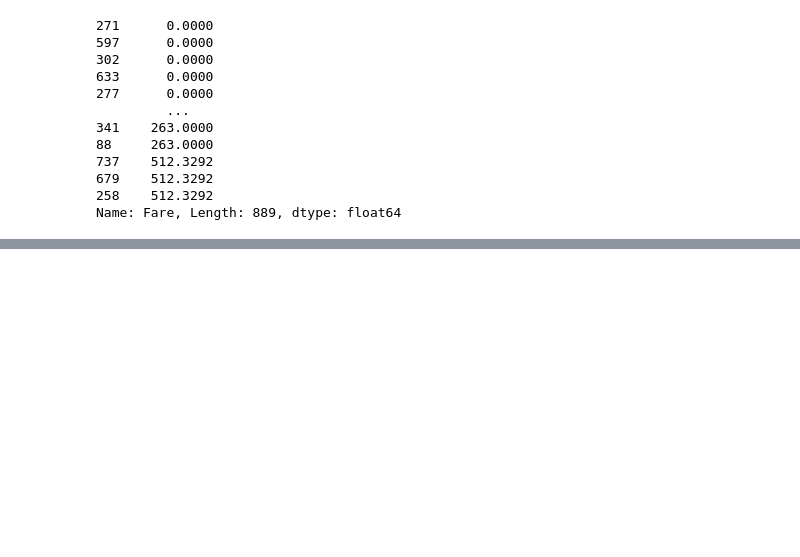
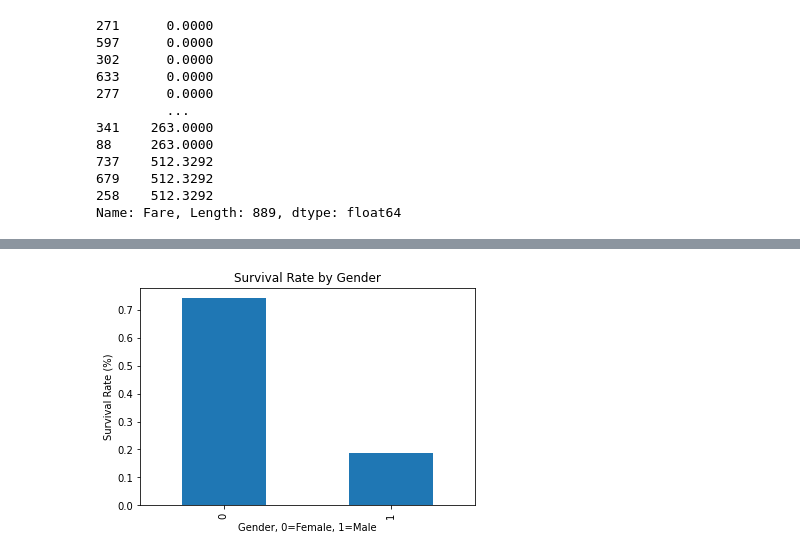
Before and after one commit to ersingt/GA, a Jupyter notebook: labs/2.01-lab-pandas-titanic-master/Titanic.ipynb, the cells around one changed output, grey strips where cells are left out. Drawn from its saved outputs; the diff is of its cells as text; code cells hidden in the pictures; blank space fills up the shorter version.

```diff
--- a/labs/2.01-lab-pandas-titanic-master/Titanic.ipynb
+++ b/labs/2.01-lab-pandas-titanic-master/Titanic.ipynb
@@ -112,8 +112,8 @@ sum(train['Survived'])/train['PassengerId'].nunique()
 # %%
 # Male and Female Survival Rates:
 
-train.groupby('Sex_male').mean()
-
+sex_survived = train.groupby('Sex_male')['Survived'].mean()
+sex_survived
 # Male: 19%
 # Female: 74%
 # %% [output]
@@ -280,0 +292,10 @@ df_train['Title'] = [i.split(',')[1].split('.')[0].strip() for i in df_train['Na
+# %%
+# Survival Rate by Gender
+sex_survived.plot.bar()
+plt.title('Survival Rate by Gender'),
+plt.xlabel('Gender, 0=Female, 1=Male'),
+plt.ylabel('Survival Rate (%)');
+
+# "Women and children, first."
+# %% [output]
+[figure, added]
```
Also changed, not shown: parts of 19 cells of this notebook.
